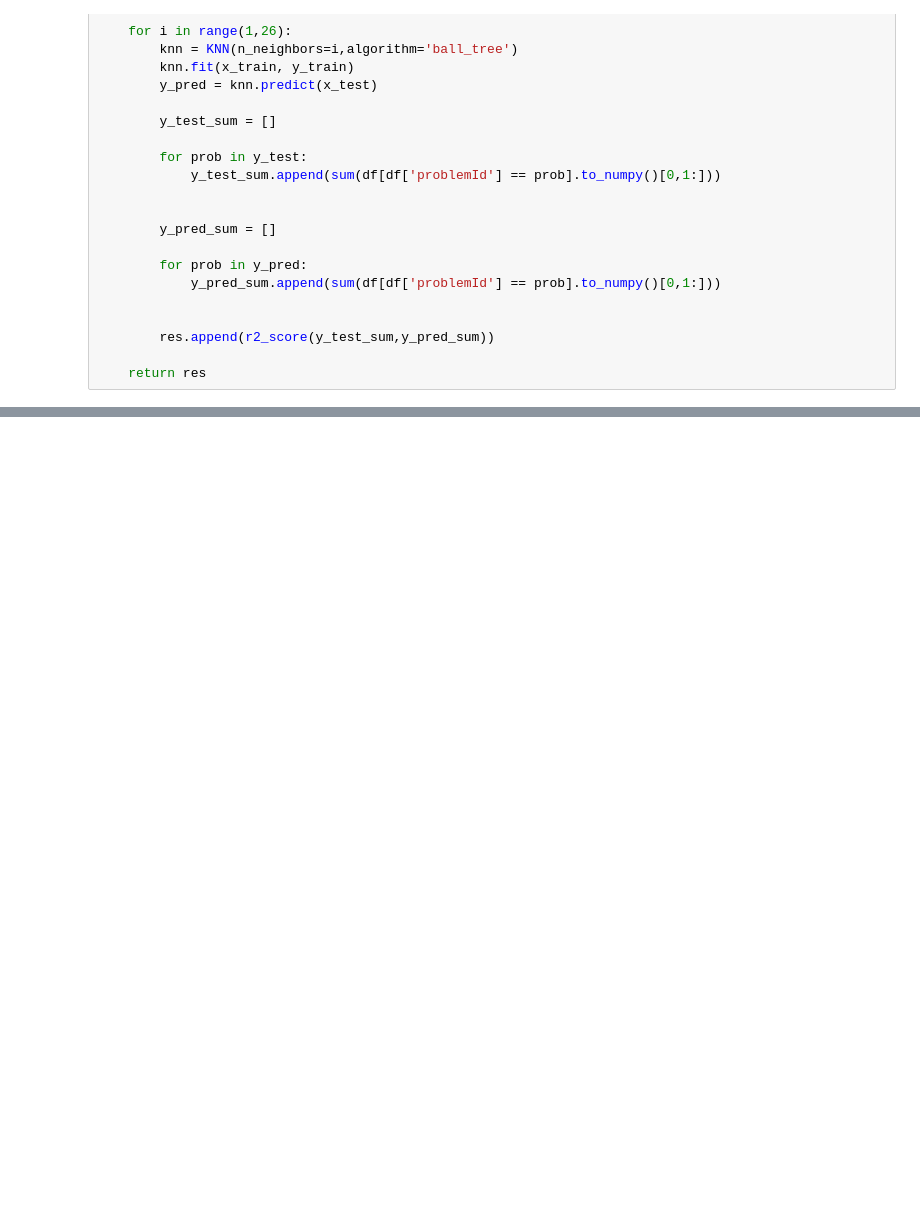
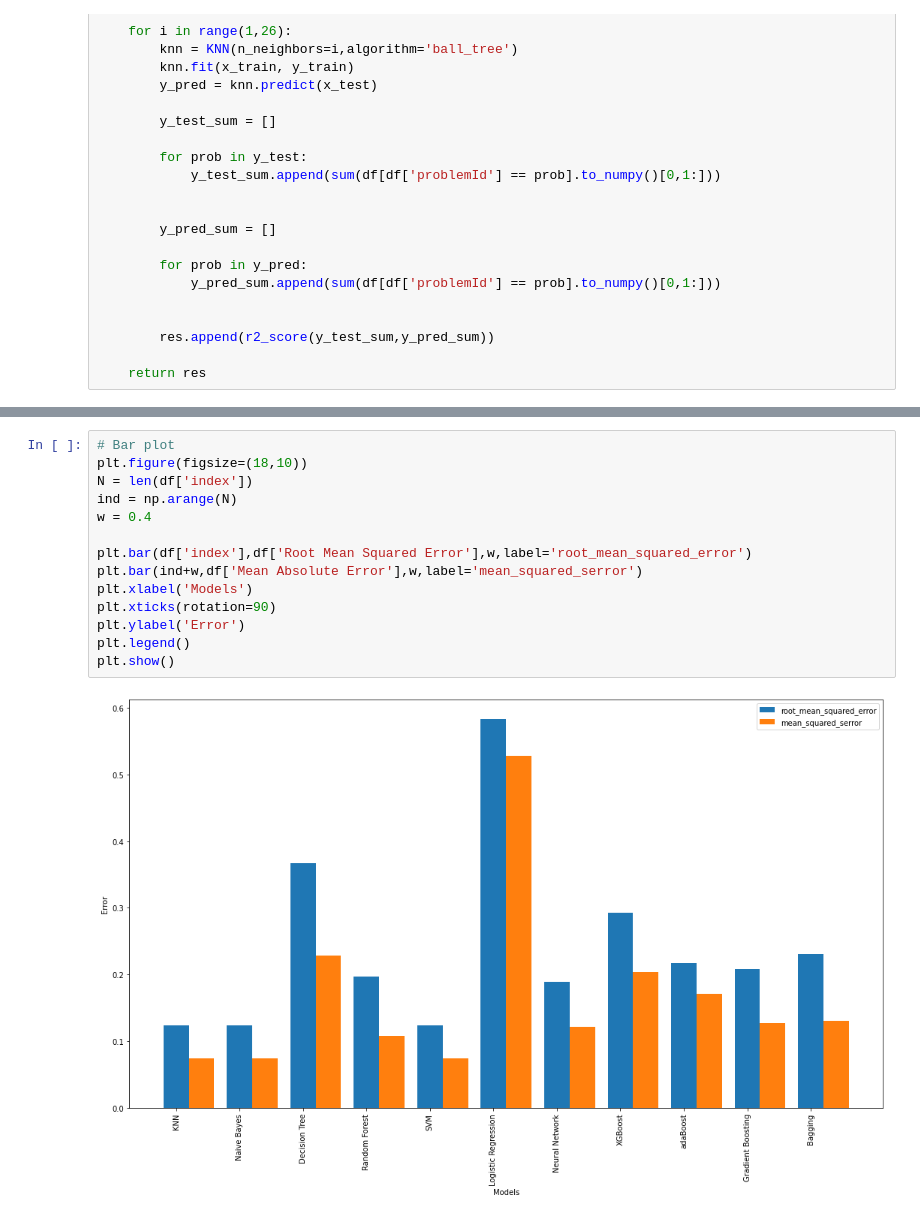
Before and after one commit to siesgstarena/labs, a Jupyter notebook: recommendation_system/problem_recommendation/evaluate/evaluate.ipynb, the cells around one changed output, grey strips where cells are left out. Cells and saved outputs as stored; diff of their text form; blank space fills up the shorter version.

```diff
--- a/recommendation_system/problem_recommendation/evaluate/evaluate.ipynb
+++ b/recommendation_system/problem_recommendation/evaluate/evaluate.ipynb
@@ -104,0 +466,16 @@ Evaluate(x_train,x_test,y_train,y_test)
+# %%
+# Bar plot
+plt.figure(figsize=(18,10))
+N = len(df['index'])
+ind = np.arange(N)
+w = 0.4
+
+plt.bar(df['index'],df['Root Mean Squared Error'],w,label='root_mean_squared_error')
+plt.bar(ind+w,df['Mean Absolute Error'],w,label='mean_squared_serror')
+plt.xlabel('Models')
+plt.xticks(rotation=90)
+plt.ylabel('Error')
+plt.legend()
+plt.show()
+# %% [output]
+[figure, added]
```
Also changed, not shown: parts of 79 cells of this notebook.
